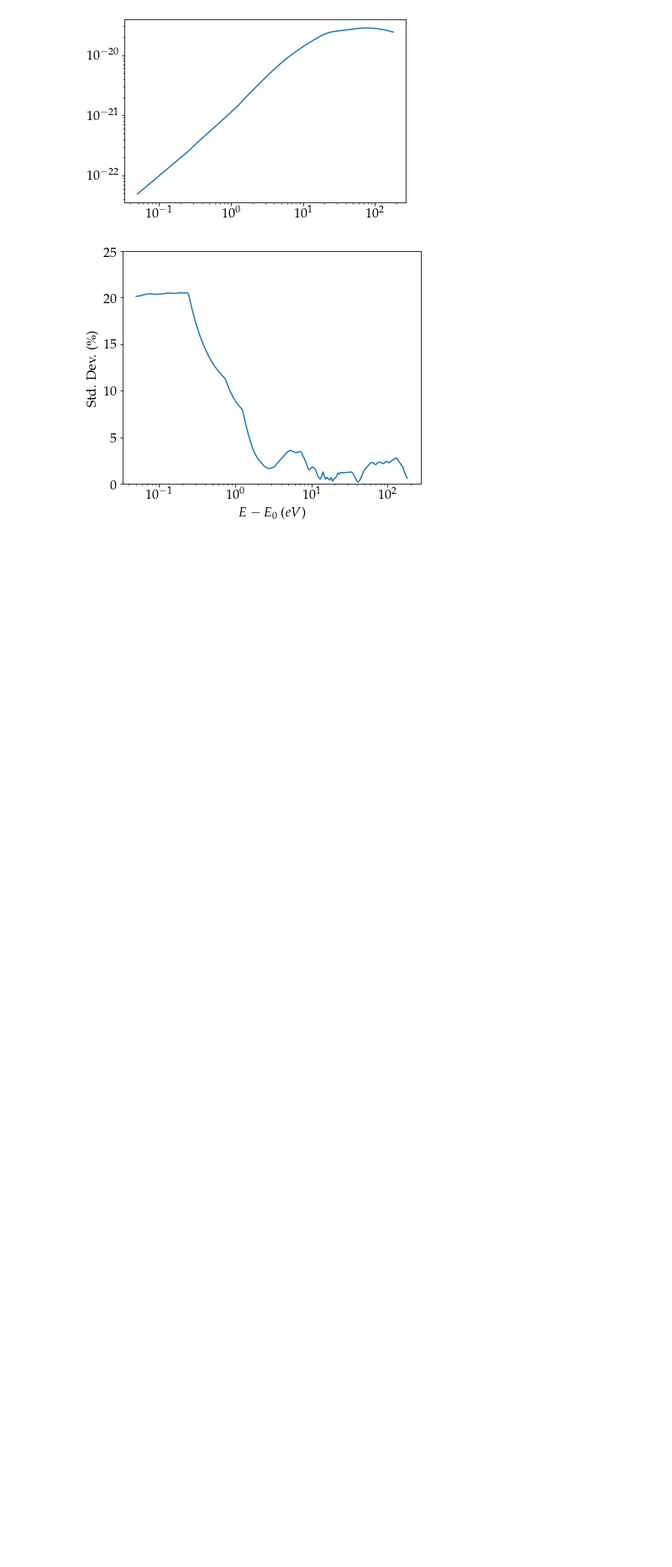
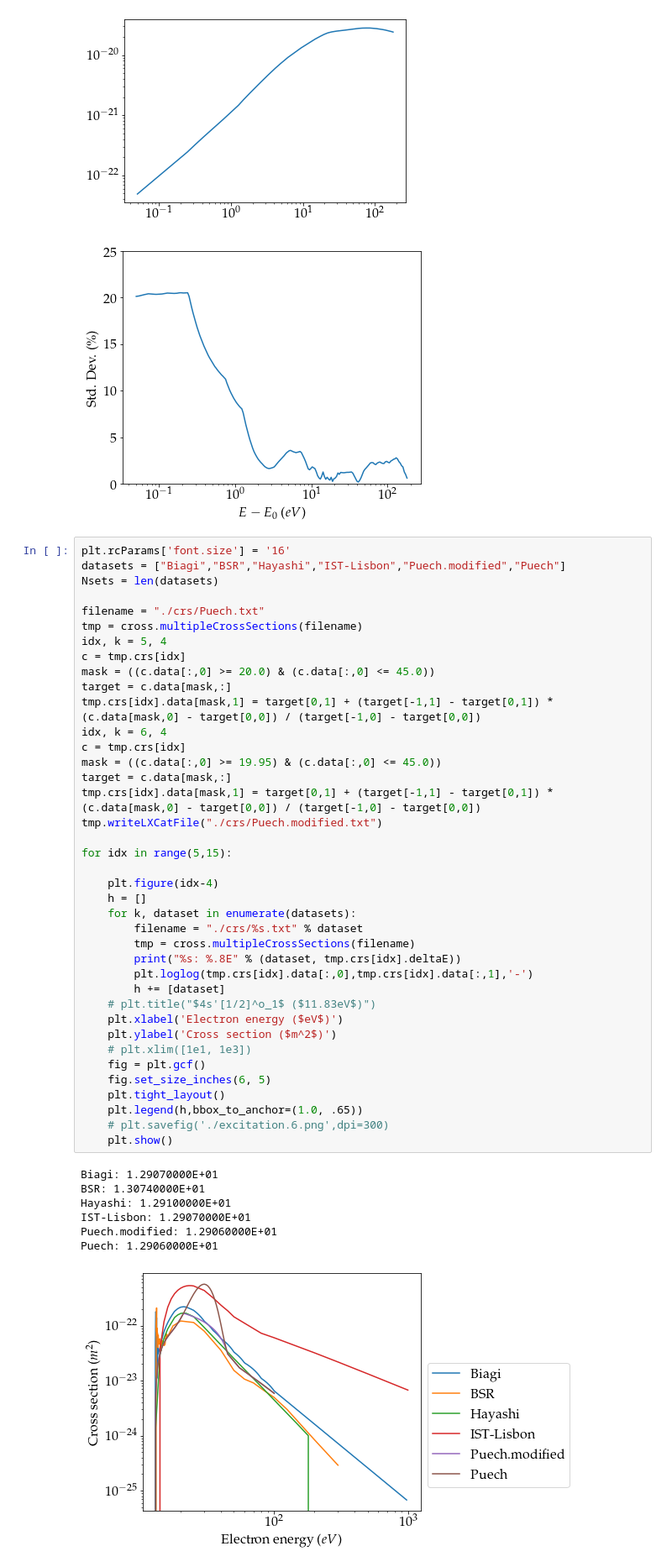
Before and after one commit to dreamer2368/uncertain-crs, a Jupyter notebook: bolsig/Untitled.ipynb, the cells around one changed output. Shown: that part at 84% size. Cells and saved outputs as stored; diff of their text form; blank space fills up the shorter version.

Commit message:
forward_propagator: excitation samples added.

```diff
--- a/bolsig/Untitled.ipynb
+++ b/bolsig/Untitled.ipynb
@@ -426,3 +426,50 @@ plt.savefig('./ionization.lxcat.std.png',dpi=500)
 [figure]
 [figure]
 [figure]
+# %%
+plt.rcParams['font.size'] = '16'
+datasets = ["Biagi","BSR","Hayashi","IST-Lisbon","Puech.modified","Puech"]
+Nsets = len(datasets)
+
+filename = "./crs/Puech.txt"
+tmp = cross.multipleCrossSections(filename)
+idx, k = 5, 4
+c = tmp.crs[idx]
+mask = ((c.data[:,0] >= 20.0) & (c.data[:,0] <= 45.0))
+target = c.data[mask,:]
+tmp.crs[idx].data[mask,1] = target[0,1] + (target[-1,1] - target[0,1]) * (c.data[mask,0] - target[0,0]) / (target[-1,0] - target[0,0])
+idx, k = 6, 4
+c = tmp.crs[idx]
+mask = ((c.data[:,0] >= 19.95) & (c.data[:,0] <= 45.0))
+target = c.data[mask,:]
+tmp.crs[idx].data[mask,1] = target[0,1] + (target[-1,1] - target[0,1]) * (c.data[mask,0] - target[0,0]) / (target[-1,0] - target[0,0])
+tmp.writeLXCatFile("./crs/Puech.modified.txt")
+
+for idx in range(5,15):
+
+    plt.figure(idx-4)
+    h = []
+    for k, dataset in enumerate(datasets):
+        filename = "./crs/%s.txt" % dataset
+        tmp = cross.multipleCrossSections(filename)
+        print("%s: %.8E" % (dataset, tmp.crs[idx].deltaE))
+        plt.loglog(tmp.crs[idx].data[:,0],tmp.crs[idx].data[:,1],'-')
+        h += [dataset]
+    # plt.title("$4s'[1/2]^o_1$ ($11.83eV$)")
+    plt.xlabel('Electron energy ($eV$)')
+    plt.ylabel('Cross section ($m^2$)')
+    # plt.xlim([1e1, 1e3])
+    fig = plt.gcf()
+    fig.set_size_inches(6, 5)
+    plt.tight_layout()
+    plt.legend(h,bbox_to_anchor=(1.0, .65))
+    # plt.savefig('./excitation.6.png',dpi=300)
+    plt.show()
+# %% [output]
+Biagi: 1.29070000E+01
+BSR: 1.30740000E+01
+Hayashi: 1.29100000E+01
+IST-Lisbon: 1.29070000E+01
+Puech.modified: 1.29060000E+01
+Puech: 1.29060000E+01
+[figure, added]
```
Also changed, not shown: parts of 1 cell of this notebook, 4 other files.
